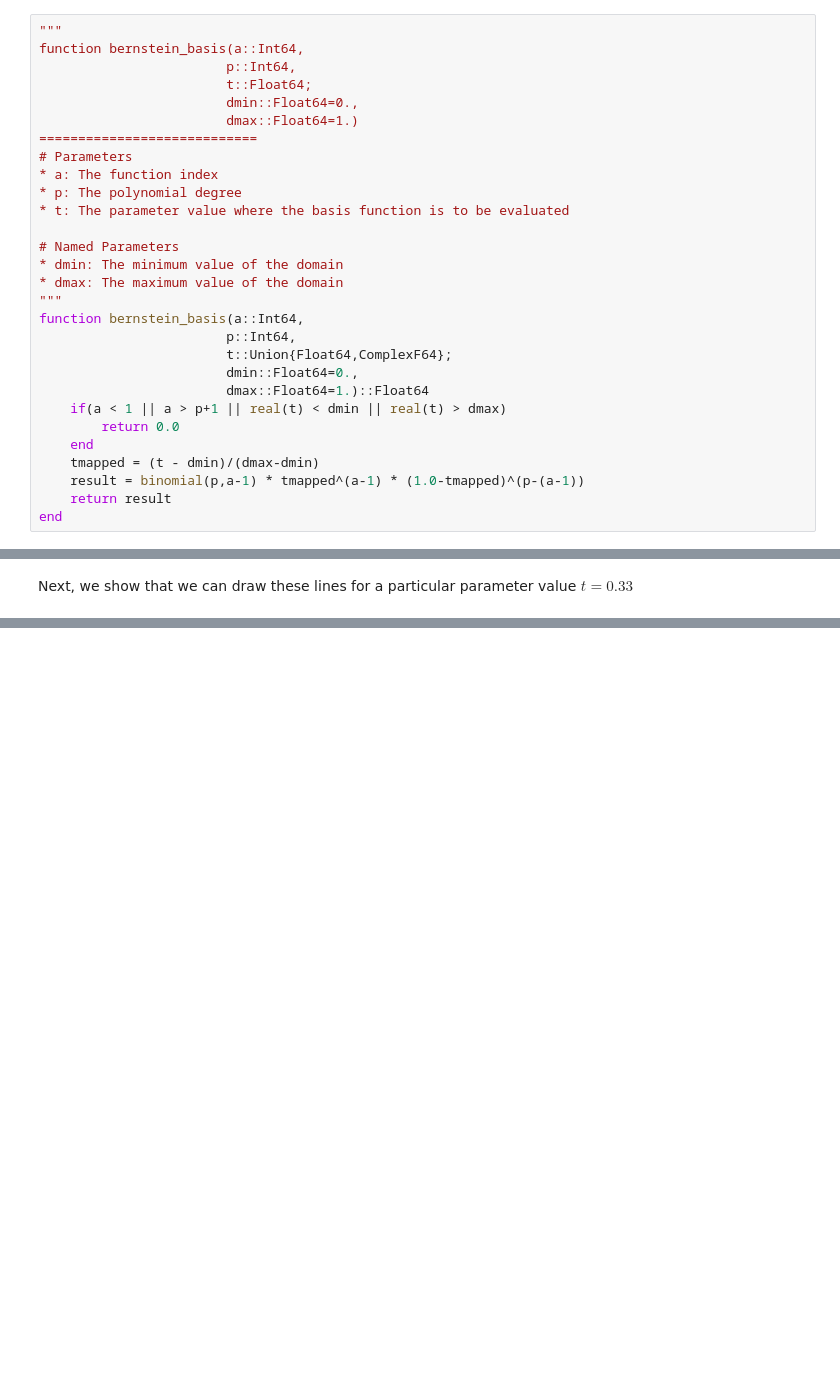
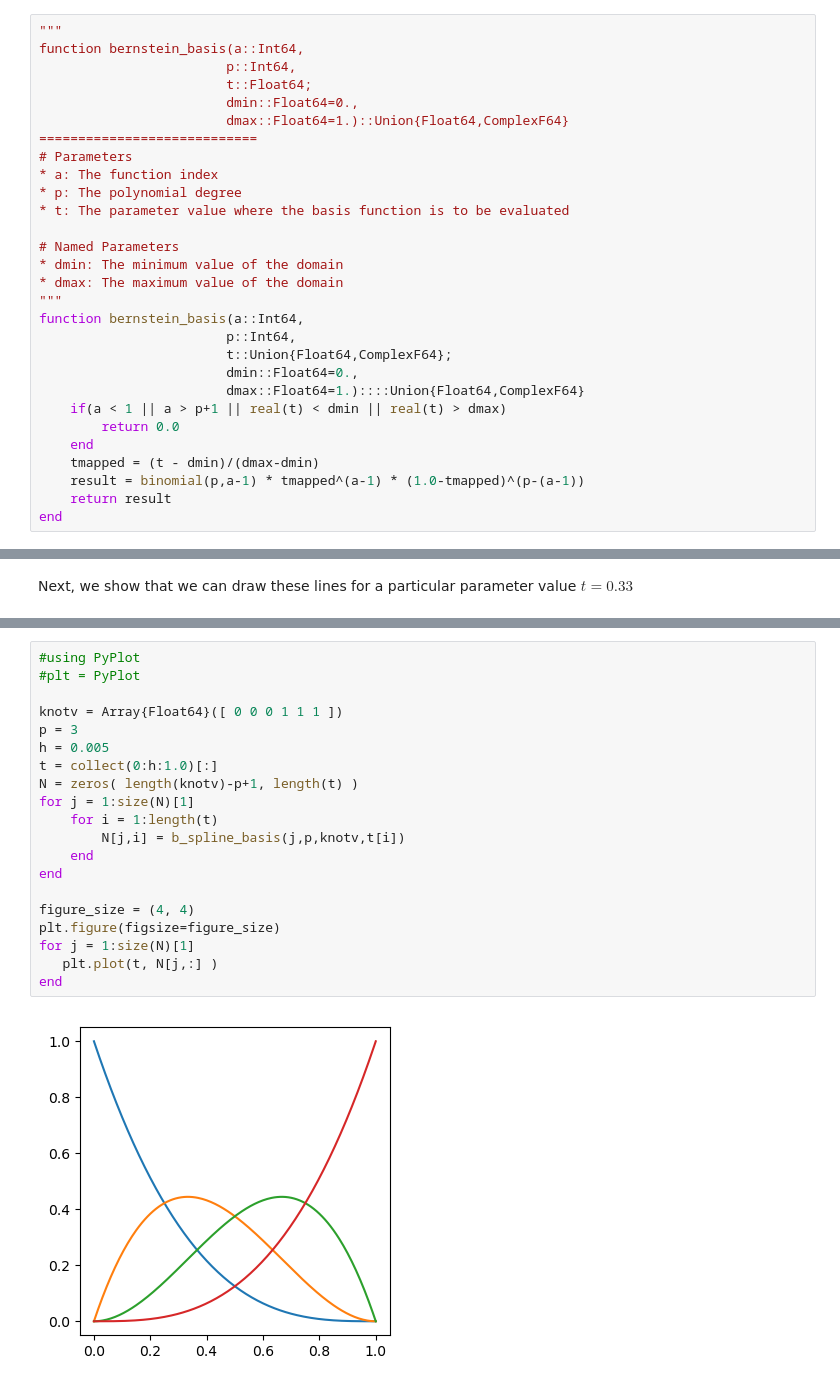
Before and after one commit to schmidticus/usplinetutorial_jupyter, a Jupyter notebook: UsplineTutorial_v00.ipynb, the cells around one changed output, grey strips where cells are left out. Cells and saved outputs as stored; diff of their text form; blank space fills up the shorter version.

Commit message:
Beginning the B-spline section.

```diff
--- a/UsplineTutorial_v00.ipynb
+++ b/UsplineTutorial_v00.ipynb
@@ -149,7 +157,7 @@ function bernstein_basis(a::Int64,
                         p::Int64,
                         t::Float64;
                         dmin::Float64=0.,
-                        dmax::Float64=1.)
+                        dmax::Float64=1.)::Union{Float64,ComplexF64}
 ============================
 # Parameters
 * a: The function index
@@ -164,7 +172,7 @@ function bernstein_basis(a::Int64,
                         p::Int64,
                         t::Union{Float64,ComplexF64};
                         dmin::Float64=0.,
-                        dmax::Float64=1.)::Float64
+                        dmax::Float64=1.)::::Union{Float64,ComplexF64}
     if(a < 1 || a > p+1 || real(t) < dmin || real(t) > dmax)
         return 0.0
     end
@@ -566,0 +712,22 @@ Plots.AnimatedGif("/Users/sschmidt/Documents/phd/Writings/49_UsplineTutorial_Jup
+# %%
+#using PyPlot
+#plt = PyPlot
+
+knotv = Array{Float64}([ 0 0 0 1 1 1 ])
+p = 3
+h = 0.005
+t = collect(0:h:1.0)[:]
+N = zeros( length(knotv)-p+1, length(t) )
+for j = 1:size(N)[1]
+    for i = 1:length(t)
+        N[j,i] = b_spline_basis(j,p,knotv,t[i])
+    end
+end
+
+figure_size = (4, 4)
+plt.figure(figsize=figure_size)
+for j = 1:size(N)[1]
+   plt.plot(t, N[j,:] )
+end
+# %% [output]
+[figure, added]
```
Also changed, not shown: parts of 22 cells of this notebook.
